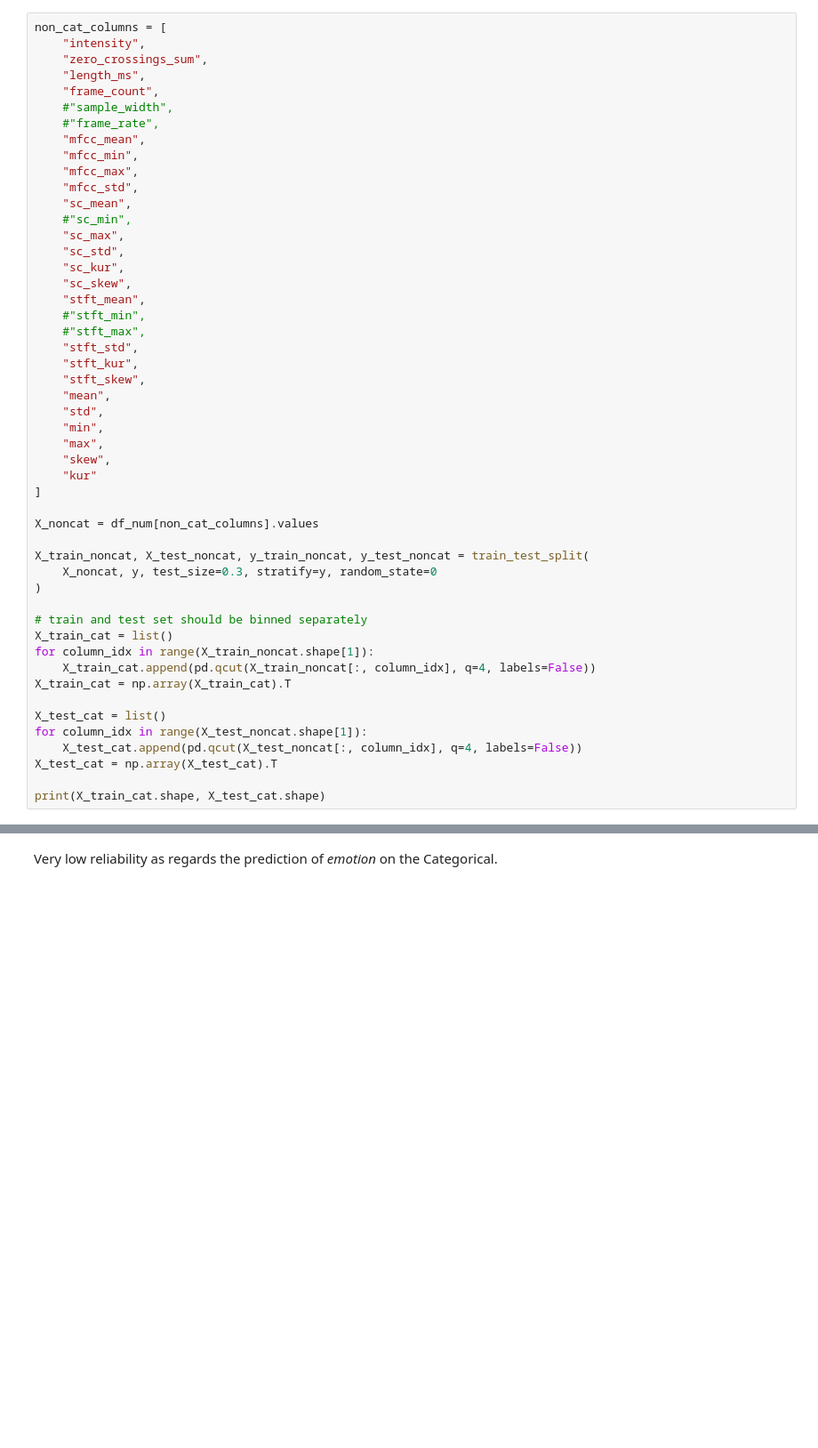
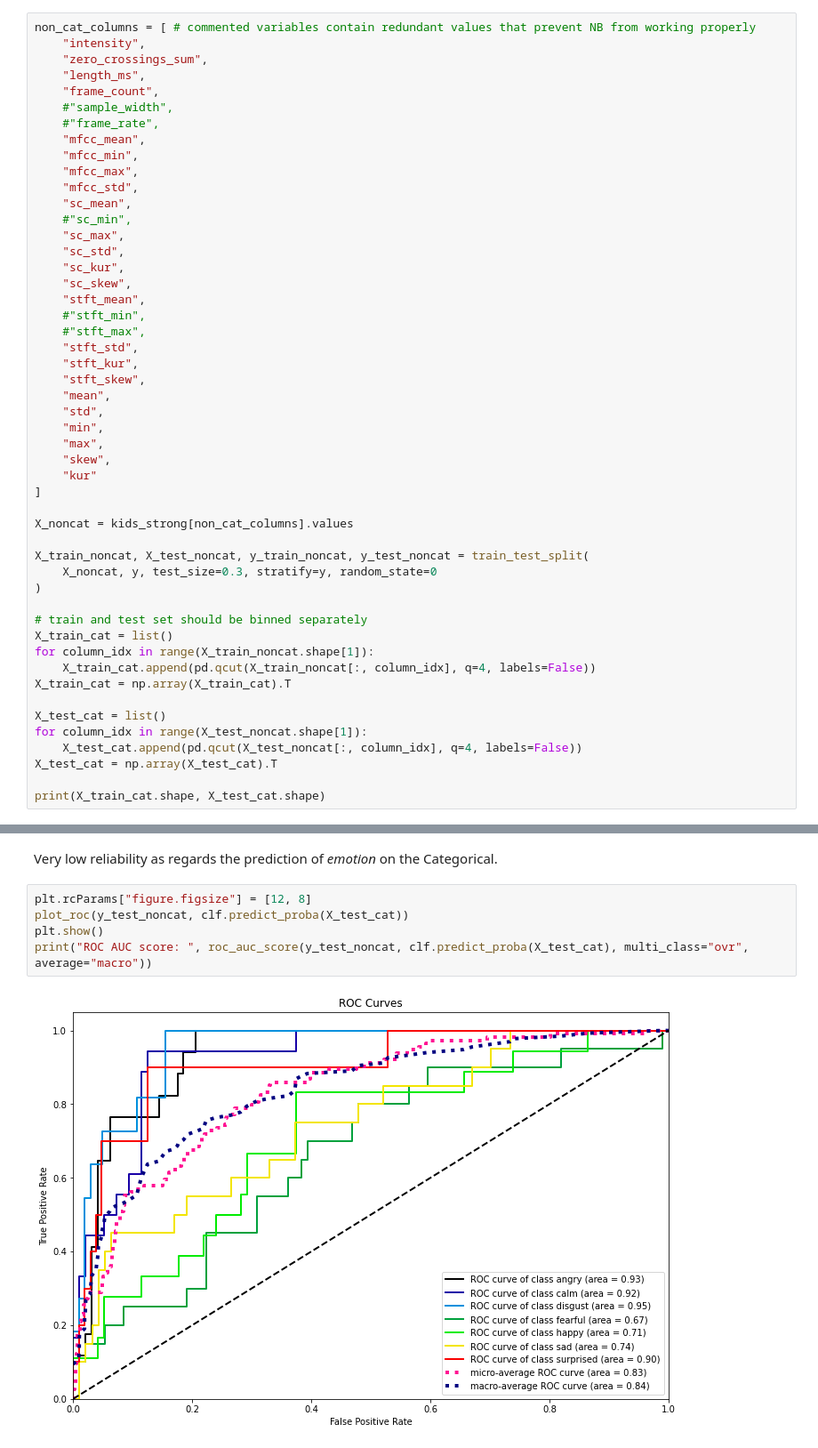
Before and after one commit to Claudio-95/DM22-23, a Jupyter notebook: Project_2nd part.ipynb, the cells around one changed output, grey strips where cells are left out. Shown at 89% size. Cells and saved outputs as stored; diff of their text form; blank space fills up the shorter version.

```diff
--- a/Project_2nd part.ipynb
+++ b/Project_2nd part.ipynb
@@ -145,7 +152,7 @@ print(roc_auc_score(y_test, clf.predict_proba(X_test), multi_class="ovr", averag
 # %% [markdown]
 #### Categorical
 # %%
-non_cat_columns = [
+non_cat_columns = [ # commented variables contain redundant values that prevent NB from working properly
     "intensity",
     "zero_crossings_sum",
     "length_ms",
@@ -176,7 +183,7 @@ non_cat_columns = [
     "kur"
 ]
 
-X_noncat = df_num[non_cat_columns].values
+X_noncat = kids_strong[non_cat_columns].values
 
 X_train_noncat, X_test_noncat, y_train_noncat, y_test_noncat = train_test_split(
     X_noncat, y, test_size=0.3, stratify=y, random_state=0
@@ -219,2 +225,9 @@ weighted avg       0.14      0.14      0.13       491
 # %% [markdown]
 Very low reliability as regards the prediction of _emotion_ on the Categorical.
+# %%
+plt.rcParams["figure.figsize"] = [12, 8]
+plot_roc(y_test_noncat, clf.predict_proba(X_test_cat))
+plt.show()
+print("ROC AUC score: ", roc_auc_score(y_test_noncat, clf.predict_proba(X_test_cat), multi_class="ovr", average="macro"))
+# %% [output]
+[figure, added]
```
Also changed, not shown: parts of 15 cells of this notebook.
